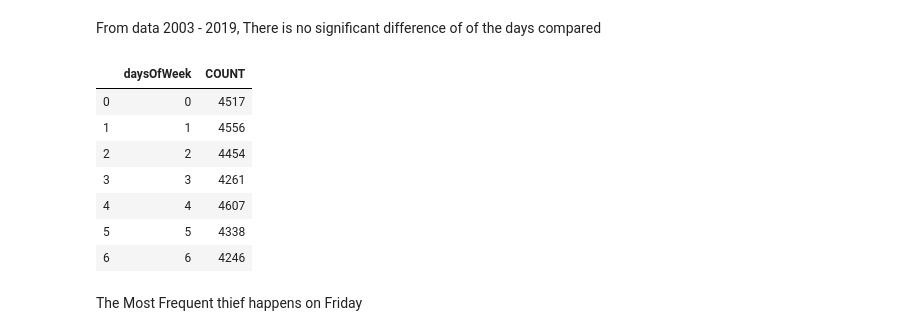
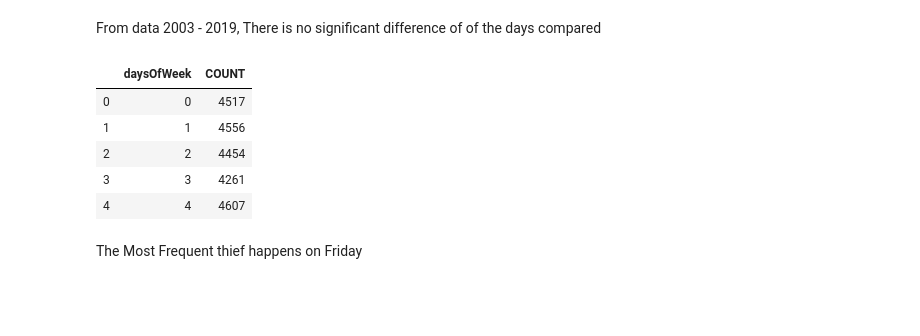
Before and after one commit to WanatabeShin/cmpt-353-final-project, a Jupyter notebook: days_comparison.ipynb, the cells around one changed output. Cells and saved outputs as stored; diff of their text form; code cells hidden in the pictures; blank space fills up the shorter version.

```diff
--- a/days_comparison.ipynb
+++ b/days_comparison.ipynb
@@ -7,7 +7,7 @@ from statsmodels.nonparametric.smoothers_lowess import lowess
 from scipy import stats
 from sklearn.preprocessing import PolynomialFeatures
 # %%
-data = pd.read_csv("clean_bike_data.csv")
+data = pd.read_csv("dataset/clean_bike_data.csv")
 # %%
 #Cleaned Dataset
 data['DATETIME'] =  pd.to_datetime(data['DATETIME'], infer_datetime_format=True)
@@ -57,16 +57,14 @@ From data 2003 - 2019, There is no significant difference of of the days compare
 # %%
 #count of days in total
 total_days = data.groupby('daysOfWeek').size().reset_index(name="COUNT")
-total_days
+total_days.head()
 # %% [output]
 |  | daysOfWeek | COUNT |
 | 0 | 0 | 4517 |
 | 1 | 1 | 4556 |
 | 2 | 2 | 4454 |
 | 3 | 3 | 4261 |
 | 4 | 4 | 4607 |
-| 5 | 5 | 4338 |
-| 6 | 6 | 4246 |
 # %% [markdown]
 The Most Frequent thief  happens on Friday
 # %%
```
Also changed, not shown: parts of 9 cells of this notebook, 2 other files.
